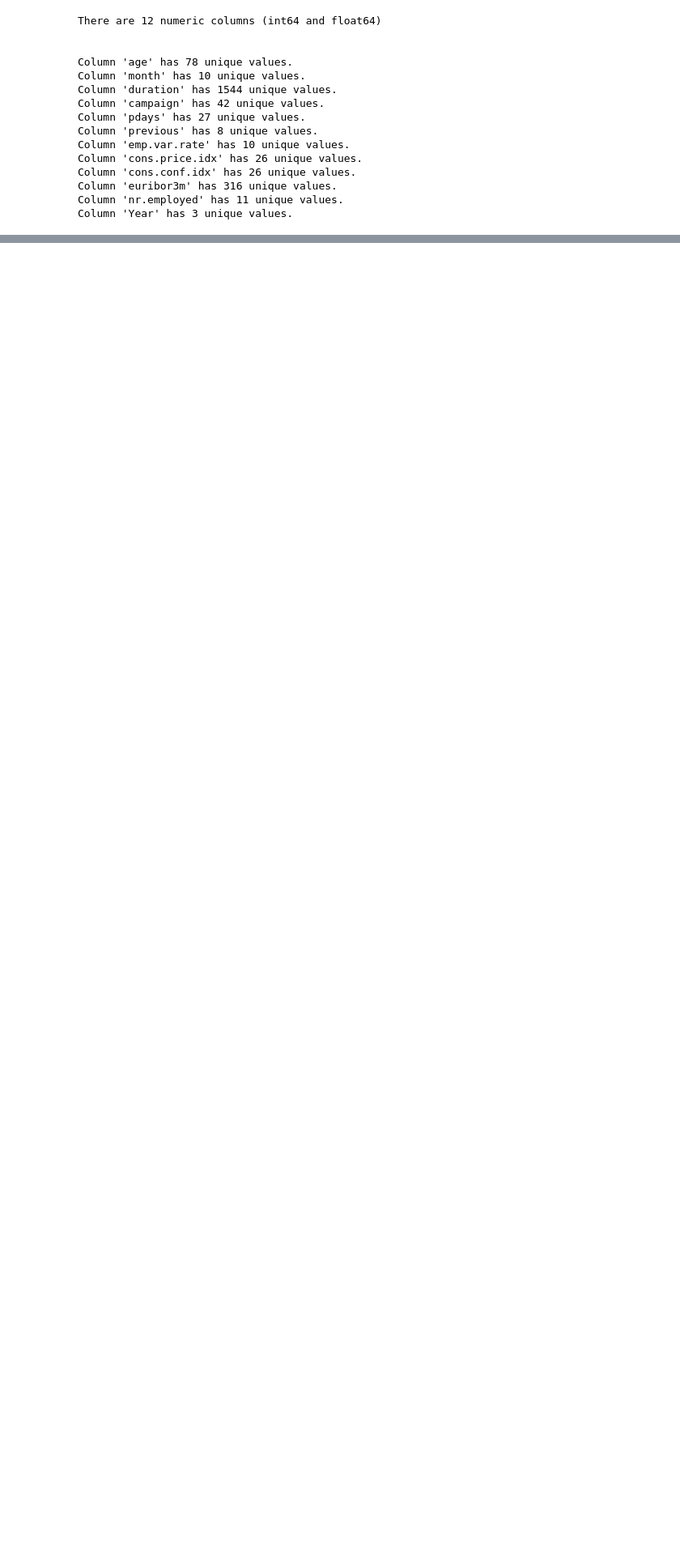
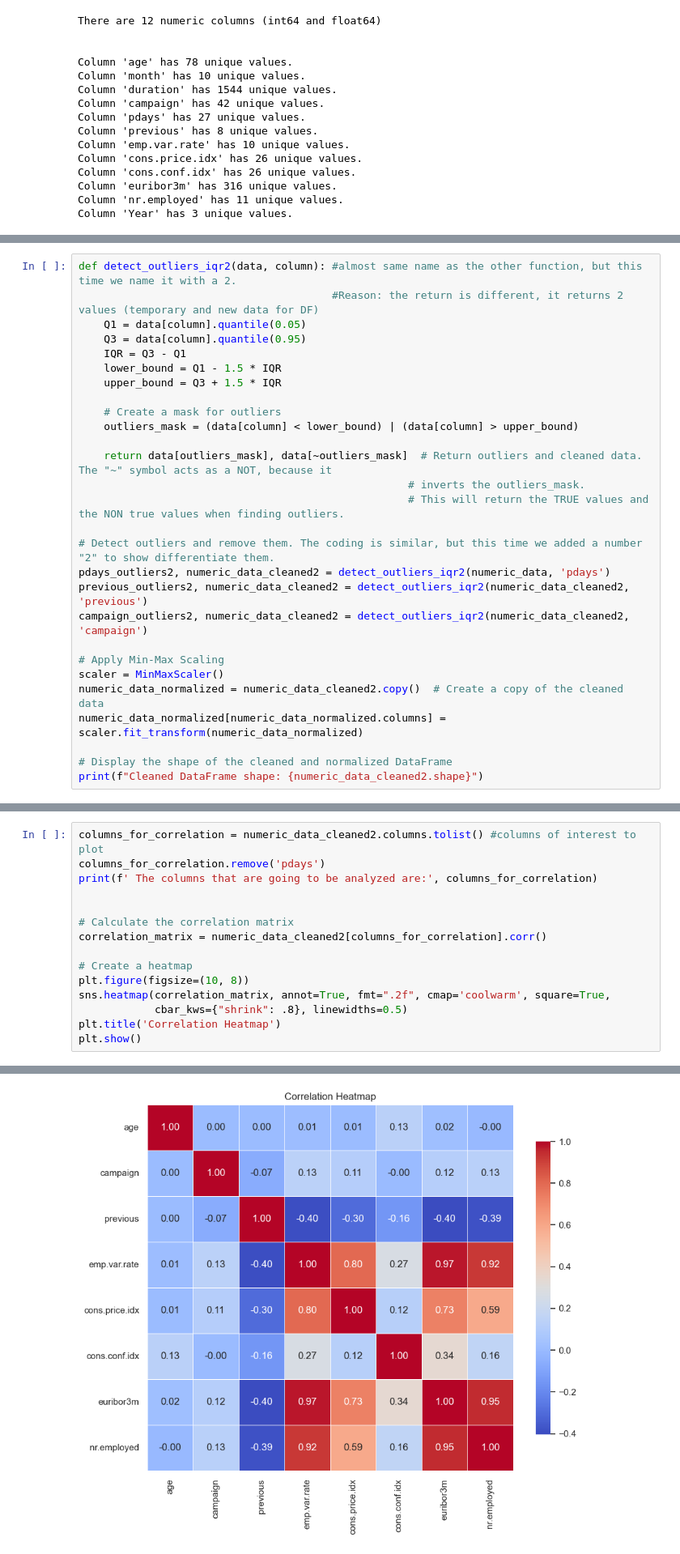
Before and after one commit to PostaElio/ICARO-Data-Science-Projects, a Jupyter notebook: Sprint_1/Sprint_1.ipynb, the cells around one changed output, grey strips where cells are left out. Shown at 81% size. Cells and saved outputs as stored; diff of their text form; blank space fills up the shorter version.

```diff
--- a/Sprint_1/Sprint_1.ipynb
+++ b/Sprint_1/Sprint_1.ipynb
@@ -626,0 +833,28 @@ Column 'Year' has 3 unique values.
+# %%
+def detect_outliers_iqr2(data, column): #almost same name as the other function, but this time we name it with a 2.
+                                        #Reason: the return is different, it returns 2 values (temporary and new data for DF)
+    Q1 = data[column].quantile(0.05)
+    Q3 = data[column].quantile(0.95)
+    IQR = Q3 - Q1
+    lower_bound = Q1 - 1.5 * IQR
+    upper_bound = Q3 + 1.5 * IQR
+
+    # Create a mask for outliers
+    outliers_mask = (data[column] < lower_bound) | (data[column] > upper_bound)
+
+    return data[outliers_mask], data[~outliers_mask]  # Return outliers and cleaned data. The "~" symbol acts as a NOT, because it
+                                                    # inverts the outliers_mask.
+                                                    # This will return the TRUE values and the NON true values when finding outliers.
+
+# Detect outliers and remove them. The coding is similar, but this time we added a number "2" to show differentiate them.
+pdays_outliers2, numeric_data_cleaned2 = detect_outliers_iqr2(numeric_data, 'pdays')
+previous_outliers2, numeric_data_cleaned2 = detect_outliers_iqr2(numeric_data_cleaned2, 'previous')
+campaign_outliers2, numeric_data_cleaned2 = detect_outliers_iqr2(numeric_data_cleaned2, 'campaign')
+
+# Apply Min-Max Scaling
+scaler = MinMaxScaler()
+numeric_data_normalized = numeric_data_cleaned2.copy()  # Create a copy of the cleaned data
+numeric_data_normalized[numeric_data_normalized.columns] = scaler.fit_transform(numeric_data_normalized)
+
+# Display the shape of the cleaned and normalized DataFrame
+print(f"Cleaned DataFrame shape: {numeric_data_cleaned2.shape}")
@@ -626,0 +865,16 @@ Column 'Year' has 3 unique values.
+# %%
+columns_for_correlation = numeric_data_cleaned2.columns.tolist() #columns of interest to plot
+columns_for_correlation.remove('pdays')
+print(f' The columns that are going to be analyzed are:', columns_for_correlation)
+
+
+# Calculate the correlation matrix
+correlation_matrix = numeric_data_cleaned2[columns_for_correlation].corr()
+
+# Create a heatmap
+plt.figure(figsize=(10, 8))
+sns.heatmap(correlation_matrix, annot=True, fmt=".2f", cmap='coolwarm', square=True,
+            cbar_kws={"shrink": .8}, linewidths=0.5)
+plt.title('Correlation Heatmap')
+plt.show()
+# %% [output]
@@ -626,0 +882 @@ Column 'Year' has 3 unique values.
+[figure, added]
```
Also changed, not shown: parts of 36 cells of this notebook.
